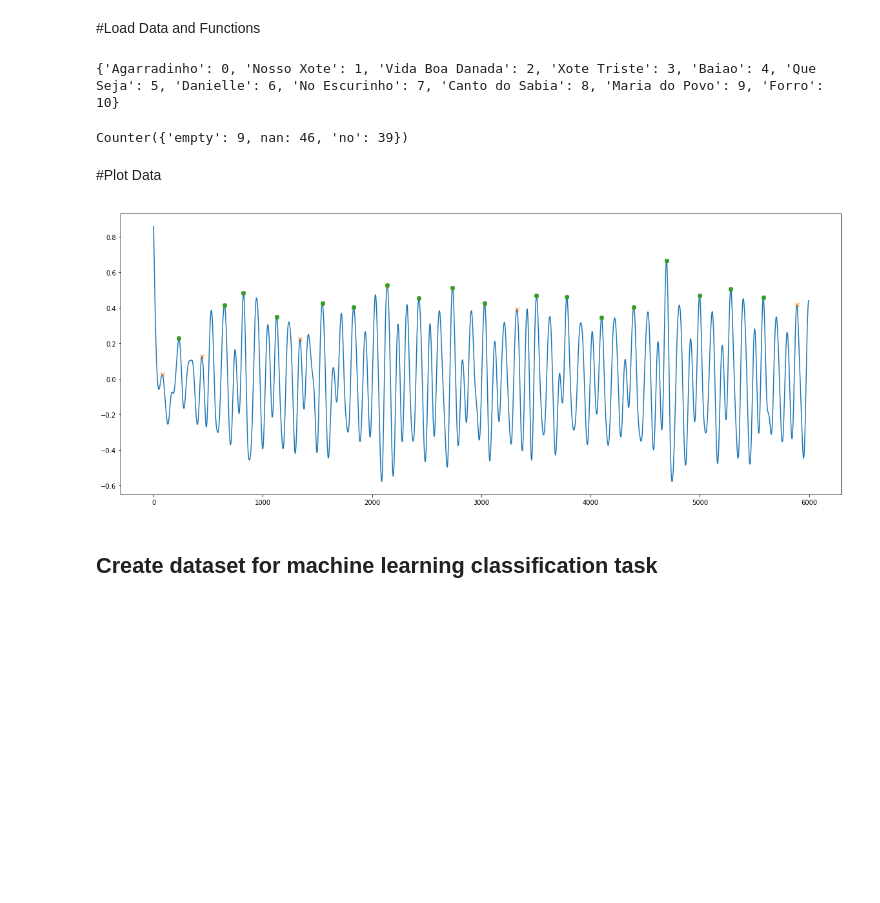
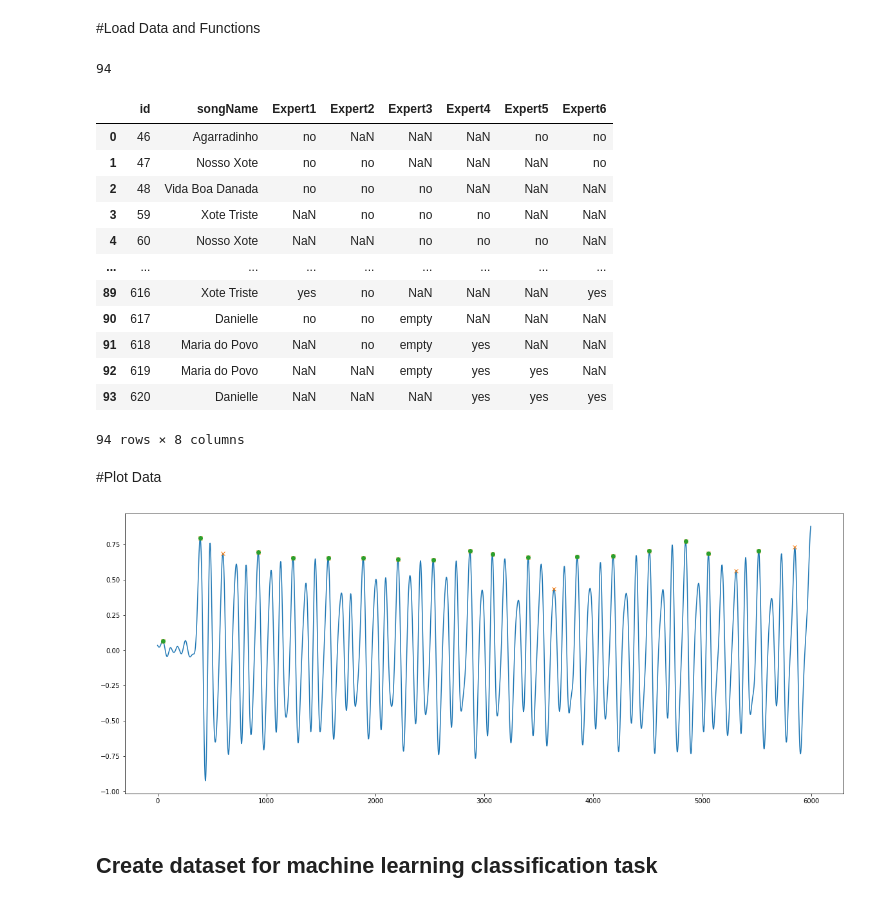
Before and after one commit to gutosantos82/RiMoDe, a Jupyter notebook: PhD_Original_RiMoDe.ipynb, the cells around one changed output. Cells and saved outputs as stored; diff of their text form; code cells hidden in the pictures; blank space fills up the shorter version.

```diff
--- a/PhD_Original_RiMoDe.ipynb
+++ b/PhD_Original_RiMoDe.ipynb
@@ -8,23 +12,38 @@ if not os.path.isfile('./SongsProfiles.csv'):
 # %%
 from pandas import read_csv
 from copy import copy
 import numpy as np
 from collections import Counter
 
 sessionsProfile = read_csv('SessionsProfile.csv')
 songsProfiles = read_csv('SongsProfiles.csv')
 
-Expert = sessionsProfile['songName'].unique()
+print(len(sessionsProfile))
+sessionsProfile
 
-# Create Expert index
-l = {}
-for i, speed in enumerate(Expert):
-    l[speed] = i
-print (l)
-Counter(sessionsProfile['Expert3'])
+# Expert = sessionsProfile['songName'].unique()
+
+# # Create Expert index
+# l = {}
+# for i, speed in enumerate(Expert):
+#     l[speed] = i
+# print (l)
+# Counter(sessionsProfile['Expert3'])
 # %% [output]
-{'Agarradinho': 0, 'Nosso Xote': 1, 'Vida Boa Danada': 2, 'Xote Triste': 3, 'Baiao': 4, 'Que Seja': 5, 'Danielle': 6, 'No Escurinho': 7, 'Canto do Sabia': 8, 'Maria do Povo': 9, 'Forro': 10}
+94
+|  | id | songName | Expert1 | Expert2 | Expert3 | Expert4 | Expert5 | Expert6 |
+| 0 | 46 | Agarradinho | no | NaN | NaN | NaN | no | no |
+| 1 | 47 | Nosso Xote | no | no | NaN | NaN | NaN | no |
+| 2 | 48 | Vida Boa Danada | no | no | no | NaN | NaN | NaN |
+| 3 | 59 | Xote Triste | NaN | no | no | no | NaN | NaN |
+| 4 | 60 | Nosso Xote | NaN | NaN | no | no | no | NaN |
+| ... | ... | ... | ... | ... | ... | ... | ... | ... |
+| 89 | 616 | Xote Triste | yes | no | NaN | NaN | NaN | yes |
+| 90 | 617 | Danielle | no | no | empty | NaN | NaN | NaN |
+| 91 | 618 | Maria do Povo | NaN | no | empty | yes | NaN | NaN |
+| 92 | 619 | Maria do Povo | NaN | NaN | empty | yes | yes | NaN |
+| 93 | 620 | Danielle | NaN | NaN | NaN | yes | yes | yes |
-Counter({'empty': 9, nan: 46, 'no': 39})
+94 rows × 8 columns
 # %%
 def calculateWaveScore(x, timestamp, l = 1, maxLoc = 150):
   from scipy.signal import find_peaks
@@ -91,7 +109,10 @@ from scipy import signal
 
 plt.rcParams["figure.figsize"] = [20, 8]
 
+accData = read_csv( '616' + '_acc.csv' )
+
 x = -accData['z']
+
 # Removing Gravity from the Data ----------------------------
 alpha = 0.9;
 gravity = 0;
@@ -99,8 +120,8 @@ step2 = x.copy();
 for i in range(len(x)):
   gravity = alpha * gravity + (1 - alpha) * x[i];
   step2[i] = x[i] - gravity;
+# Removing Gravity from the Data ----------------------------
 
-# Removing Gravity from the Data ----------------------------
 b, a = signal.butter(3, 0.025, 'low')
 step3 = signal.filtfilt(b, a, step2)
 peaks, _ = find_peaks(step3, distance=150)
@@ -112,7 +133,7 @@ plt.plot(peaks, step3[peaks], "x")
 plt.plot(peaks2, step3[peaks2], "o")
 plt.show()
 # %% [output]
-[figure, old version]
+[figure, new version]
 # %% [markdown]
 ## Create dataset for machine learning classification task
 # %%
```
Also changed, not shown: parts of 7 cells of this notebook.
